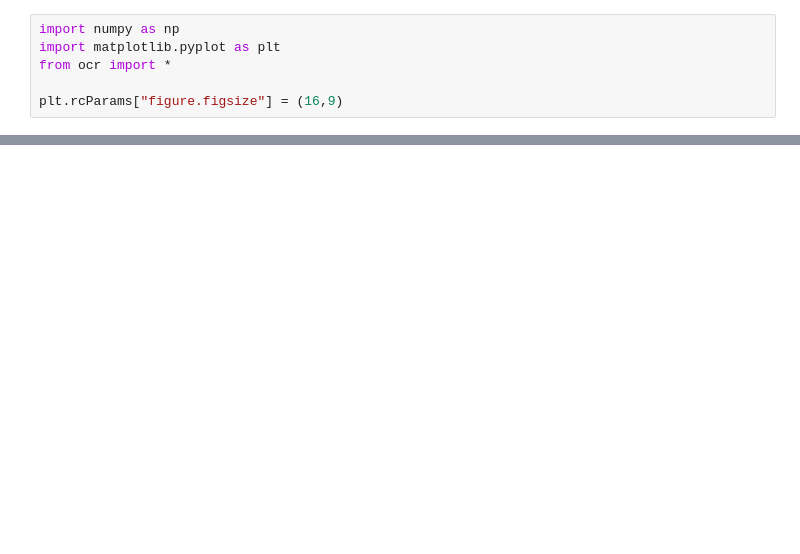
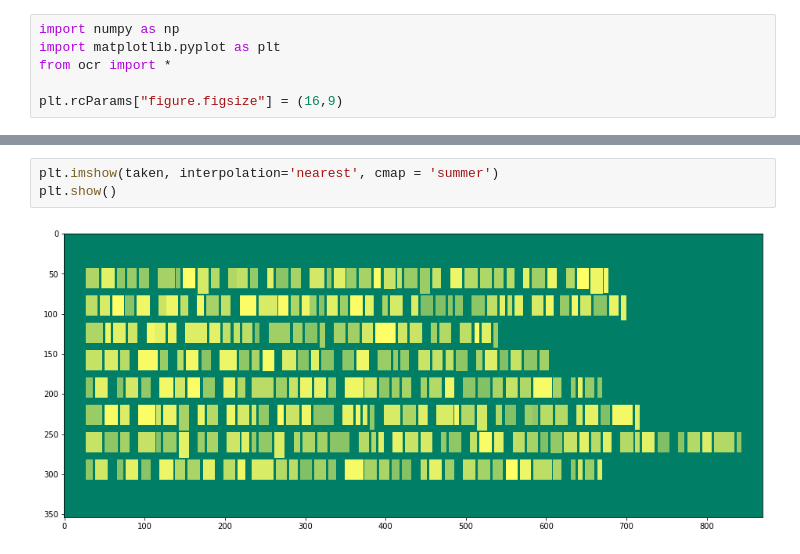
Before and after one commit to Petroniuss/Numerical-Algorithms, a Jupyter notebook: lab9/ex2/showcase.ipynb, the cells around one changed output, grey strips where cells are left out. Drawn from its saved outputs; the diff is of its cells as text; blank space fills up the shorter version.

```diff
--- a/lab9/ex2/showcase.ipynb
+++ b/lab9/ex2/showcase.ipynb
@@ -40,0 +40,5 @@ magni = np.log10(np.absolute(f_coeffs))
+# %%
+plt.imshow(taken, interpolation='nearest', cmap = 'summer')
+plt.show()
+# %% [output]
+[figure, added]
```
Also changed, not shown: parts of 13 cells of this notebook, 1 other file.
